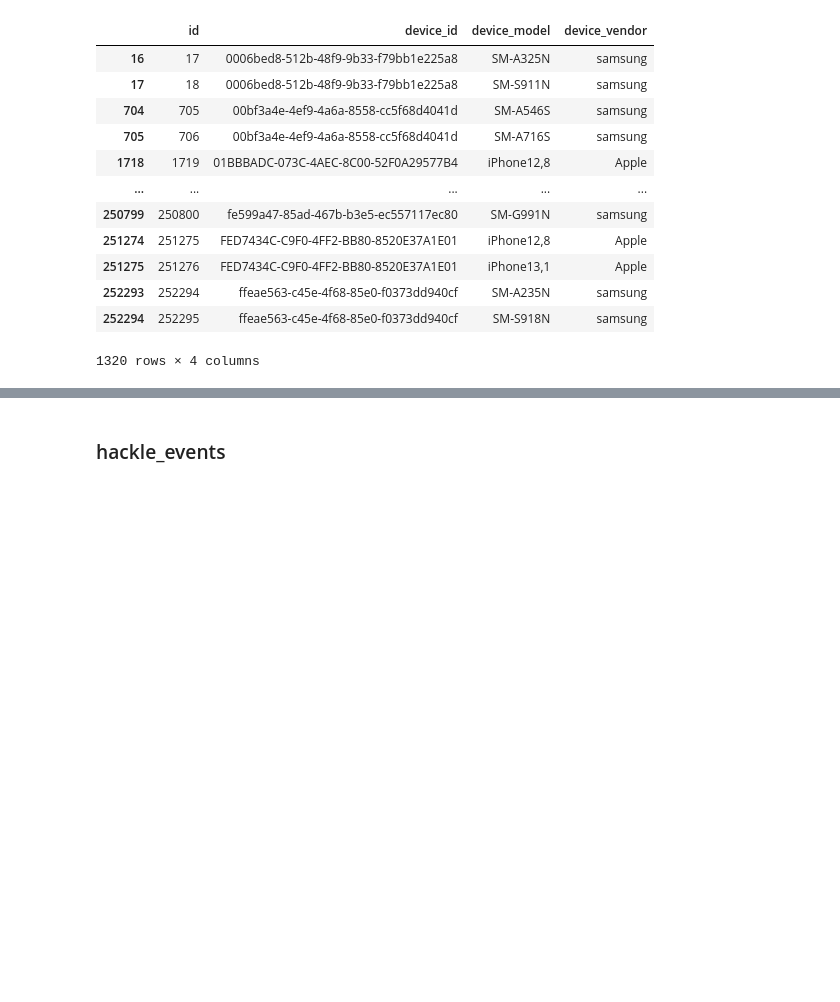
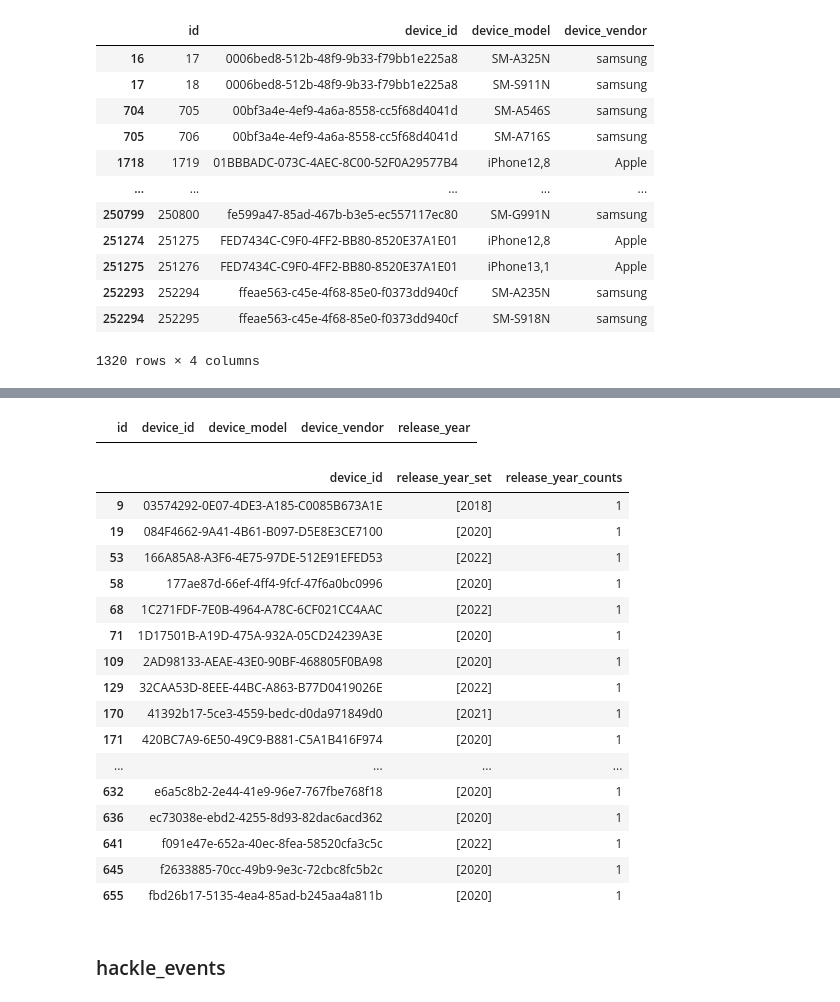
Before and after one commit to EtheriumArchive/Codeit_project, a Jupyter notebook: eda_eunsu_v3.ipynb, the cells around one changed output, grey strips where cells are left out. Cells and saved outputs as stored; diff of their text form; code cells hidden in the pictures; blank space fills up the shorter version.

```diff
--- a/eda_eunsu_v3.ipynb
+++ b/eda_eunsu_v3.ipynb
@@ -66,3 +136,39 @@ dup_device_properties = device_properties[device_properties['device_id'].duplica
+# %%
+# 출시년도 NULL값 없음
+dup_device_properties[dup_device_properties['release_year'].isnull()]
+# %% [output]
+|  | id | device_id | device_model | device_vendor | release_year |
+# %%
+# 같은 device_id 별 출시년도 합치기
+# 출시년도 같은 건 set으로 중복값 제거
+release_year_set = dup_device_properties.groupby('device_id')['release_year'].apply(set).reset_index(name='release_year_set')
+release_year_set['release_year_set'] = release_year_set['release_year_set'].apply(list)
+release_year_set['release_year_counts'] = release_year_set['release_year_set'].apply(lambda x: len(x))
+
+# 출시년도가 1개짜리 인 device_id 고르기
+release_year_1_device_ids = release_year_set[release_year_set['release_year_counts'] == 1]['device_id'].unique()
+
+# 출시년도 2개 이상인 애들의 년도 차이가 양수인가? (신제품으로 바꾼건가?)
+release_year_2 = release_year_set[release_year_set['release_year_counts'] > 1]
+release_year_2['release_diff'] = release_year_2['release_year_set']
+# %% [output]
+|  | device_id | release_year_set | release_year_counts |
+| 9 | 03574292-0E07-4DE3-A185-C0085B673A1E | [2018] | 1 |
+| 19 | 084F4662-9A41-4B61-B097-D5E8E3CE7100 | [2020] | 1 |
+| 53 | 166A85A8-A3F6-4E75-97DE-512E91EFED53 | [2022] | 1 |
+| 58 | 177ae87d-66ef-4ff4-9fcf-47f6a0bc0996 | [2020] | 1 |
+| 68 | 1C271FDF-7E0B-4964-A78C-6CF021CC4AAC | [2022] | 1 |
+| 71 | 1D17501B-A19D-475A-932A-05CD24239A3E | [2020] | 1 |
+| 109 | 2AD98133-AEAE-43E0-90BF-468805F0BA98 | [2020] | 1 |
+| 129 | 32CAA53D-8EEE-44BC-A863-B77D0419026E | [2022] | 1 |
+| 170 | 41392b17-5ce3-4559-bedc-d0da971849d0 | [2021] | 1 |
+| 171 | 420BC7A9-6E50-49C9-B881-C5A1B416F974 | [2020] | 1 |
+| ... | ... | ... | ... |
+| 632 | e6a5c8b2-2e44-41e9-96e7-767fbe768f18 | [2020] | 1 |
+| 636 | ec73038e-ebd2-4255-8d93-82dac6acd362 | [2020] | 1 |
+| 641 | f091e47e-652a-40ec-8fea-58520cfa3c5c | [2022] | 1 |
+| 645 | f2633885-70cc-49b9-9e3c-72cbc8fc5b2c | [2020] | 1 |
+| 655 | fbd26b17-5135-4ea4-85ad-b245aa4a811b | [2020] | 1 |
 # %% [markdown]
 ### hackle_events
 # %%
```
Also changed, not shown: parts of 4 cells of this notebook.
